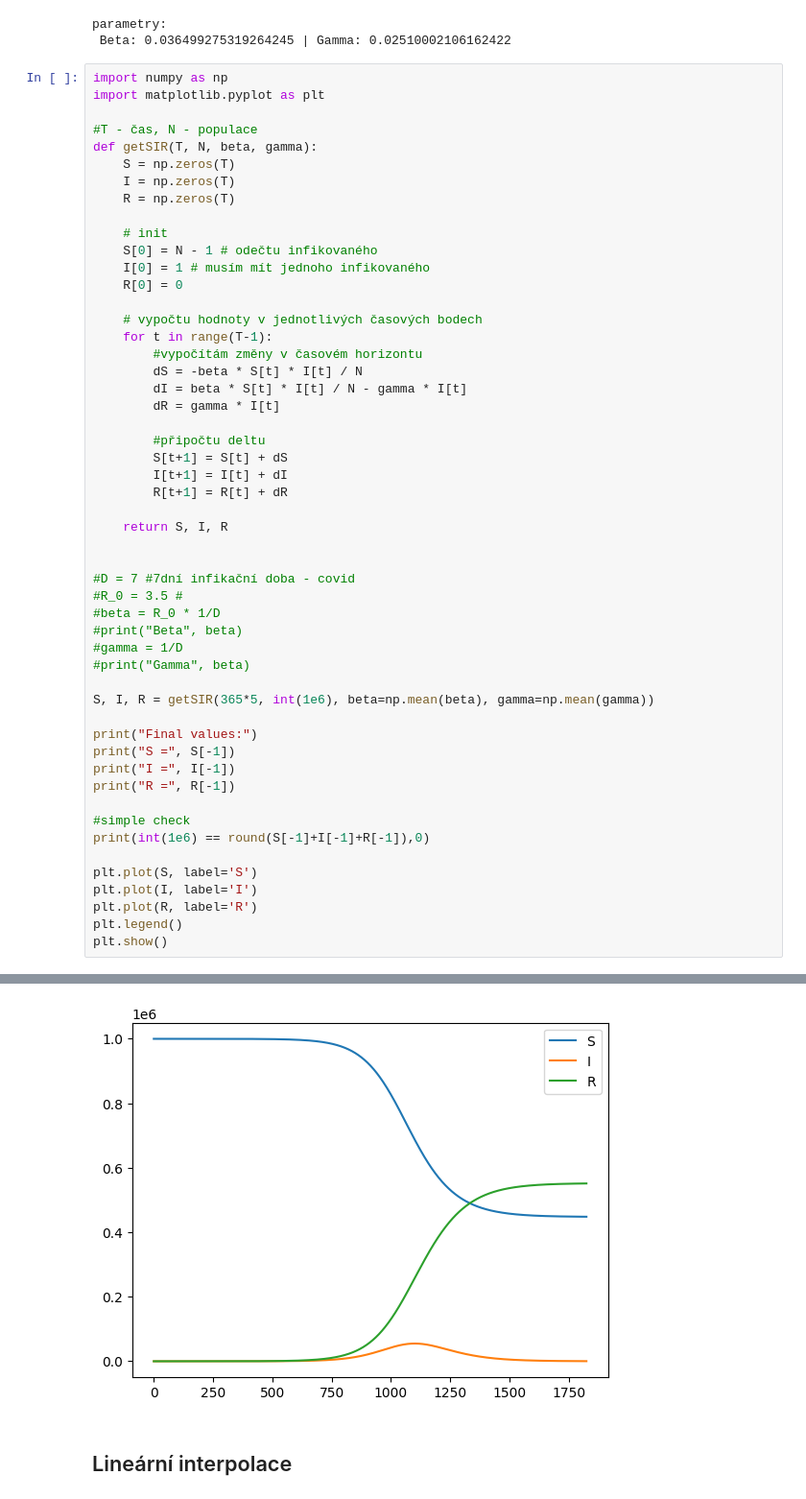
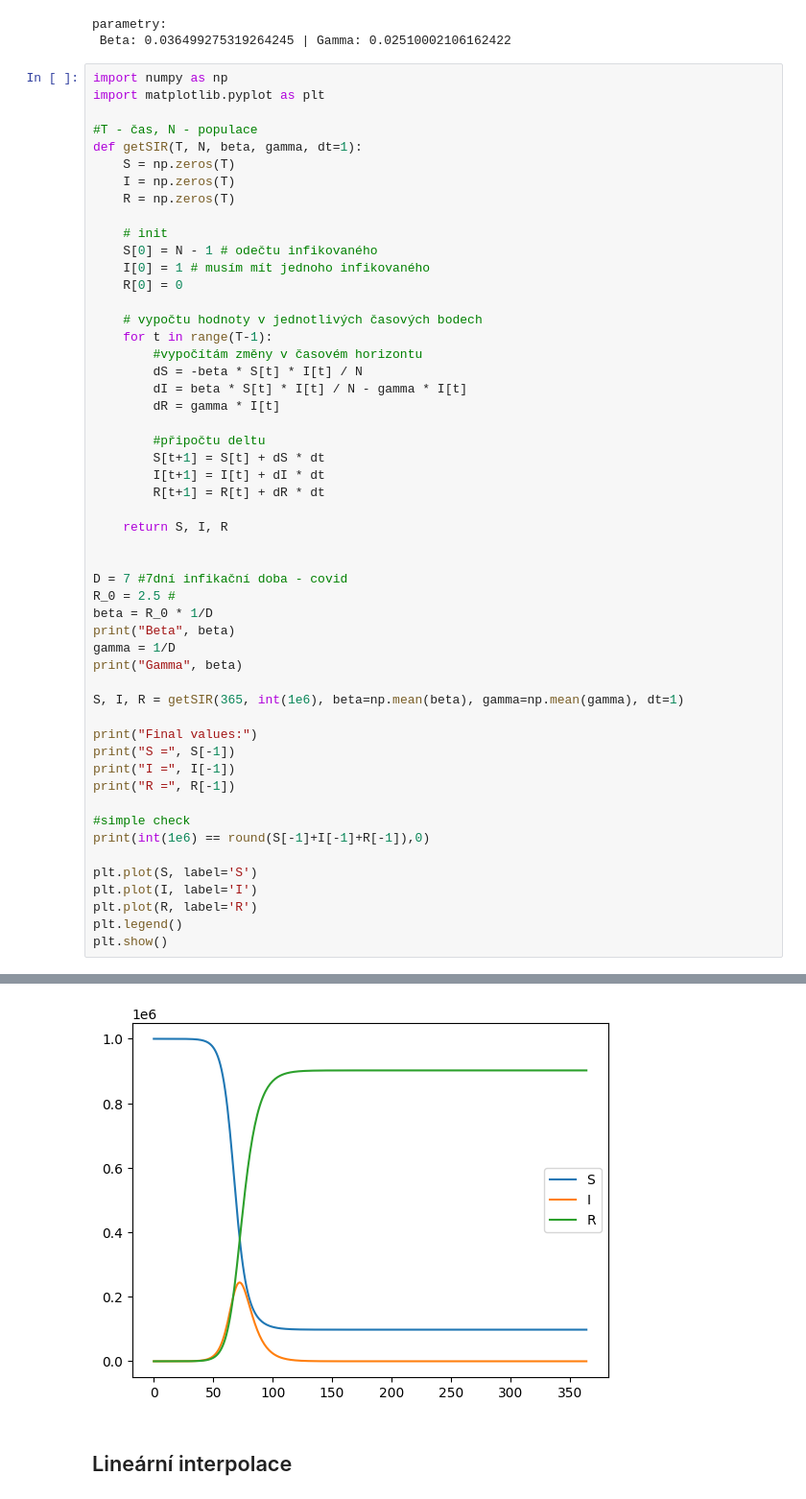
Before and after one commit to Marty808s/STATNICE-SZZ-PB_SZZ-VB, a Jupyter notebook: MSW/modely_a_interpolace.ipynb, the cells around one changed output, grey strips where cells are left out. Shown: that part at 96% size. Drawn from its saved outputs; the diff is of its cells as text.

```diff
--- a/MSW/modely_a_interpolace.ipynb
+++ b/MSW/modely_a_interpolace.ipynb
@@ -99,7 +99,7 @@ import numpy as np
 import matplotlib.pyplot as plt
 
 #T - čas, N - populace
-def getSIR(T, N, beta, gamma):
+def getSIR(T, N, beta, gamma, dt=1):
     S = np.zeros(T)
     I = np.zeros(T)
     R = np.zeros(T)
@@ -117,21 +117,21 @@ def getSIR(T, N, beta, gamma):
         dR = gamma * I[t]
 
         #připočtu deltu
-        S[t+1] = S[t] + dS
-        I[t+1] = I[t] + dI
-        R[t+1] = R[t] + dR
+        S[t+1] = S[t] + dS * dt
+        I[t+1] = I[t] + dI * dt
+        R[t+1] = R[t] + dR * dt
 
     return S, I, R
 
 
-#D = 7 #7dní infikační doba - covid
-#R_0 = 3.5 #
-#beta = R_0 * 1/D
-#print("Beta", beta)
-#gamma = 1/D
-#print("Gamma", beta)
+D = 7 #7dní infikační doba - covid
+R_0 = 2.5 #
+beta = R_0 * 1/D
+print("Beta", beta)
+gamma = 1/D
+print("Gamma", beta)
 
-S, I, R = getSIR(365*5, int(1e6), beta=np.mean(beta), gamma=np.mean(gamma))
+S, I, R = getSIR(365, int(1e6), beta=np.mean(beta), gamma=np.mean(gamma), dt=1)
 
 print("Final values:")
 print("S =", S[-1])
@@ -154,5 +156,5 @@ R = 551443.3496760417
 True 0
-[figure, old version]
+[figure, new version]
 # %% [markdown]
 ## Lineární interpolace
 # %% [markdown]
```
Also changed, not shown: parts of 1 cell of this notebook, 9 other files.
